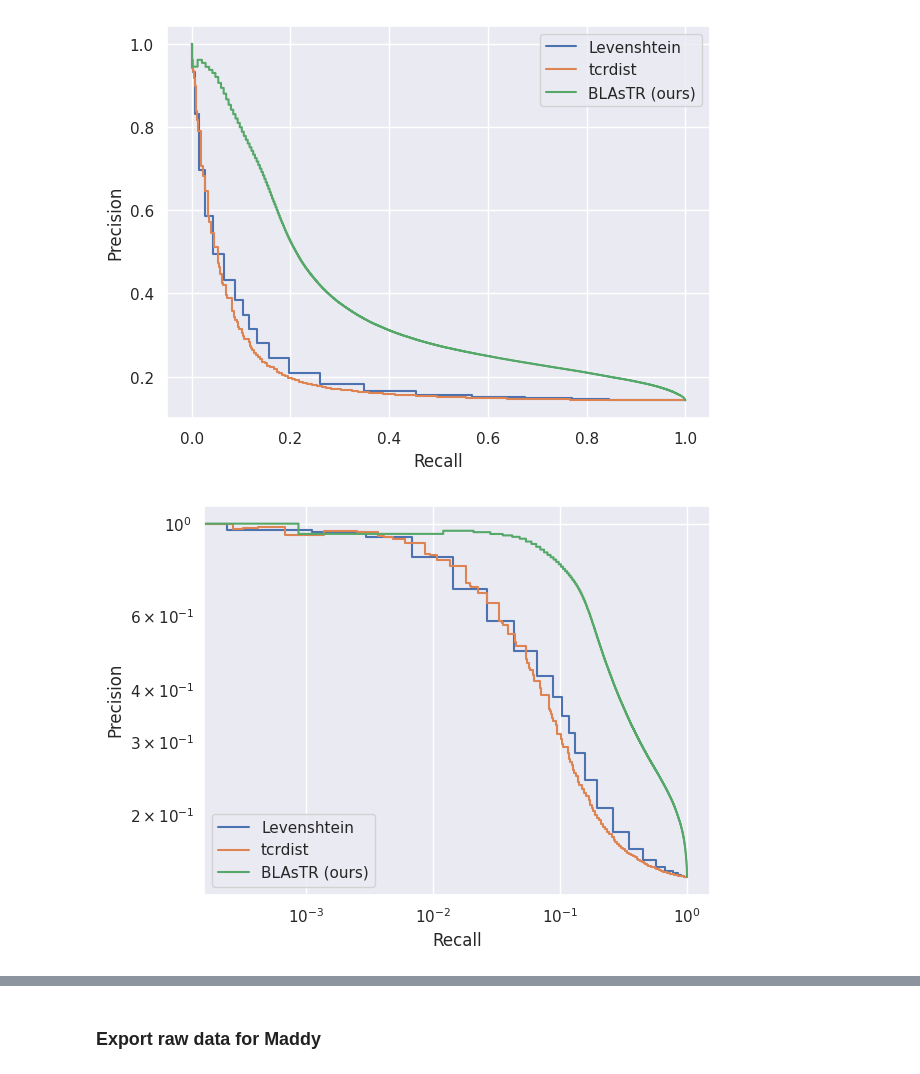
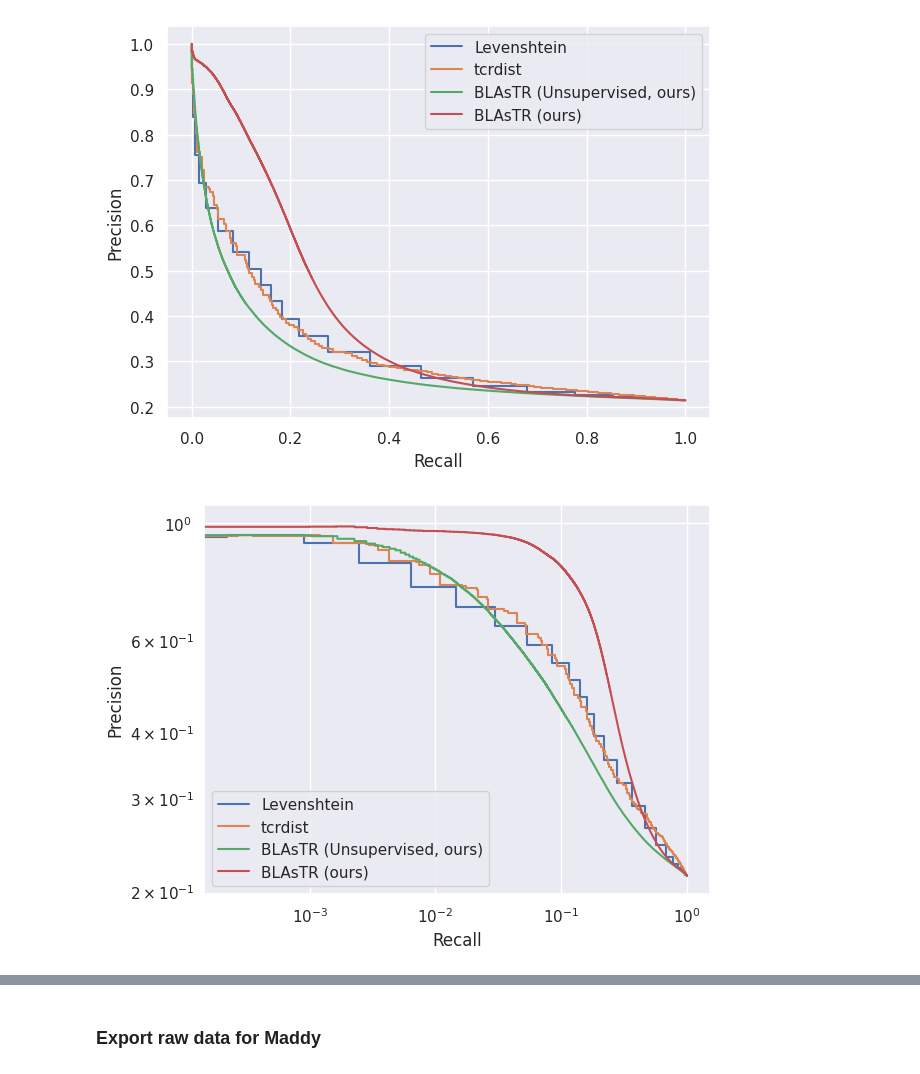
Before and after one commit to yutanagano/tcrlm, a Jupyter notebook: notebooks/misc/draw_multi_model_plots.ipynb, the cells around one changed output, grey strips where cells are left out. Saved outputs shown, nothing was run; the diff lists cells and outputs as text; code cells hidden in the pictures.

Commit message:
Update pr curve code

```diff
--- a/notebooks/misc/draw_multi_model_plots.ipynb
+++ b/notebooks/misc/draw_multi_model_plots.ipynb
@@ -23,12 +23,14 @@ sns.set_theme()
 MODELS = [
     "Beta_CDR_Levenshtein",
     "Beta_tcrdist",
+    "Beta_CDR_BERT_Unsupervised_Large_2",
     "Beta_CDR_BERT_Large"
 ]
 
 MODEL_NAME_TRANSLATOR = {
     "Beta_CDR_Levenshtein": "Levenshtein",
     "Beta_tcrdist": "tcrdist",
+    "Beta_CDR_BERT_Unsupervised_Large_2": "BLAsTR (Unsupervised, ours)",
     "Beta_CDR_BERT_Large": "BLAsTR (ours)"
 }
 # %%
@@ -41,36 +43,39 @@ precision_recall_dict = {
     MODEL_NAME_TRANSLATOR[model_name]: read_precision_recall_results(model_name) for model_name in MODELS
 }
 # %%
-def get_precision(data: dict) -> ndarray:
-    return np.array(data["avg_precision_gdb_holdout"]["precisions"])
+def get_precisions(data: dict) -> ndarray:
+    return np.array(data["avg_precision_minervina"]["precisions"])
 
-def get_recall(data: dict) -> ndarray:
-    return np.array(data["avg_precision_gdb_holdout"]["recalls"])
+def get_recalls(data: dict) -> ndarray:
+    return np.array(data["avg_precision_minervina"]["recalls"])
+
+def get_bg_discovery_rates(data: dict) -> ndarray:
+    return np.array(data["avg_precision_minervina"]["background_discovery_rates"])
 # %%
 plt.figure()
 
 for model_name, data in precision_recall_dict.items():
-    precision = get_precision(data)
-    recall = get_recall(data)
+    precision = get_precisions(data)
+    recall = get_recalls(data)
 
     plt.step(recall, precision, label=model_name)
 
 plt.xlabel("Recall")
 plt.ylabel("Precision")
 
 plt.legend()
 
 plt.tight_layout()
 
 plt.savefig("linear_scale.png")
 # %% [output]
-[figure, old version]
+[figure, new version]
 # %%
 plt.figure()
 
 for model_name, data in precision_recall_dict.items():
-    precision = get_precision(data)
-    recall = get_recall(data)
+    precision = get_precisions(data)
+    recall = get_recalls(data)
 
     plt.step(recall, precision, label=model_name)
 
@@ -86,4 +91,4 @@ plt.tight_layout()
 
 plt.savefig("log_scale.png")
 # %% [output]
-[figure, old version]
+[figure, new version]
```
Also changed, not shown: parts of 2 cells of this notebook, 3 other files.
